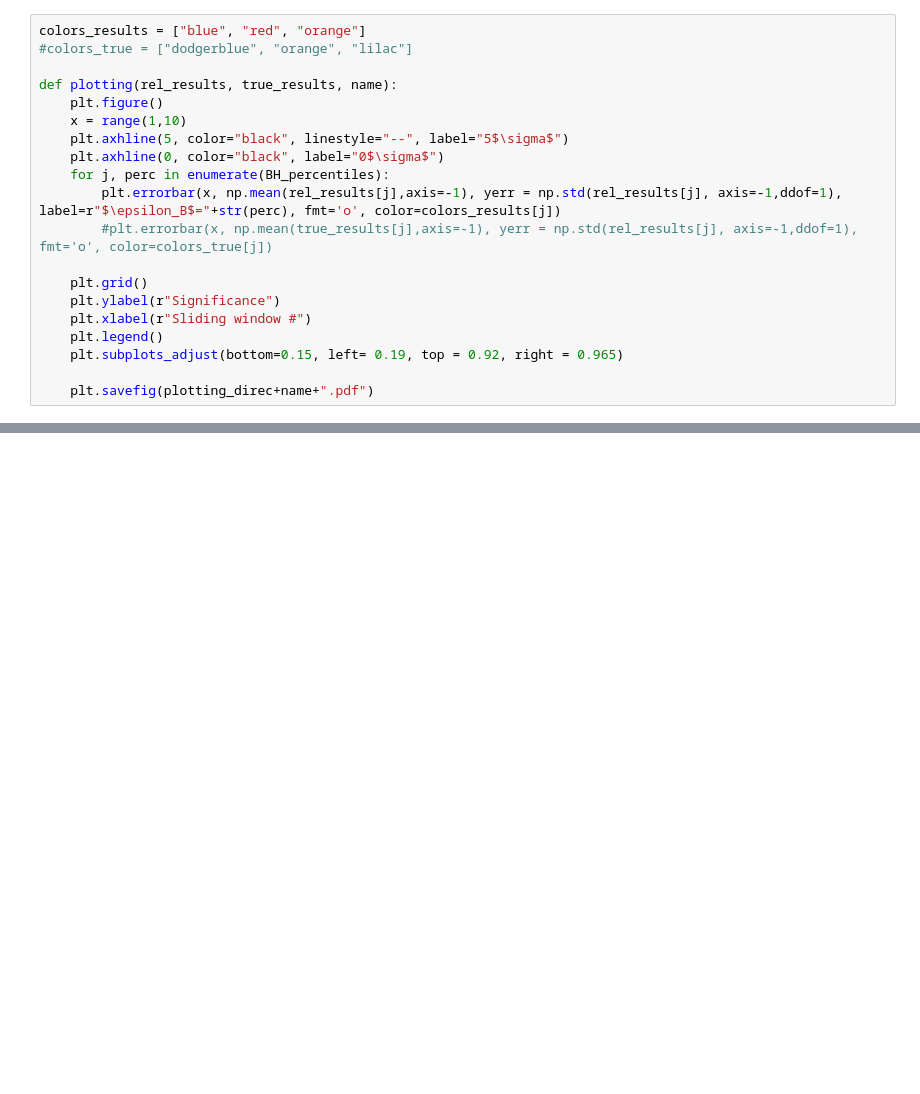
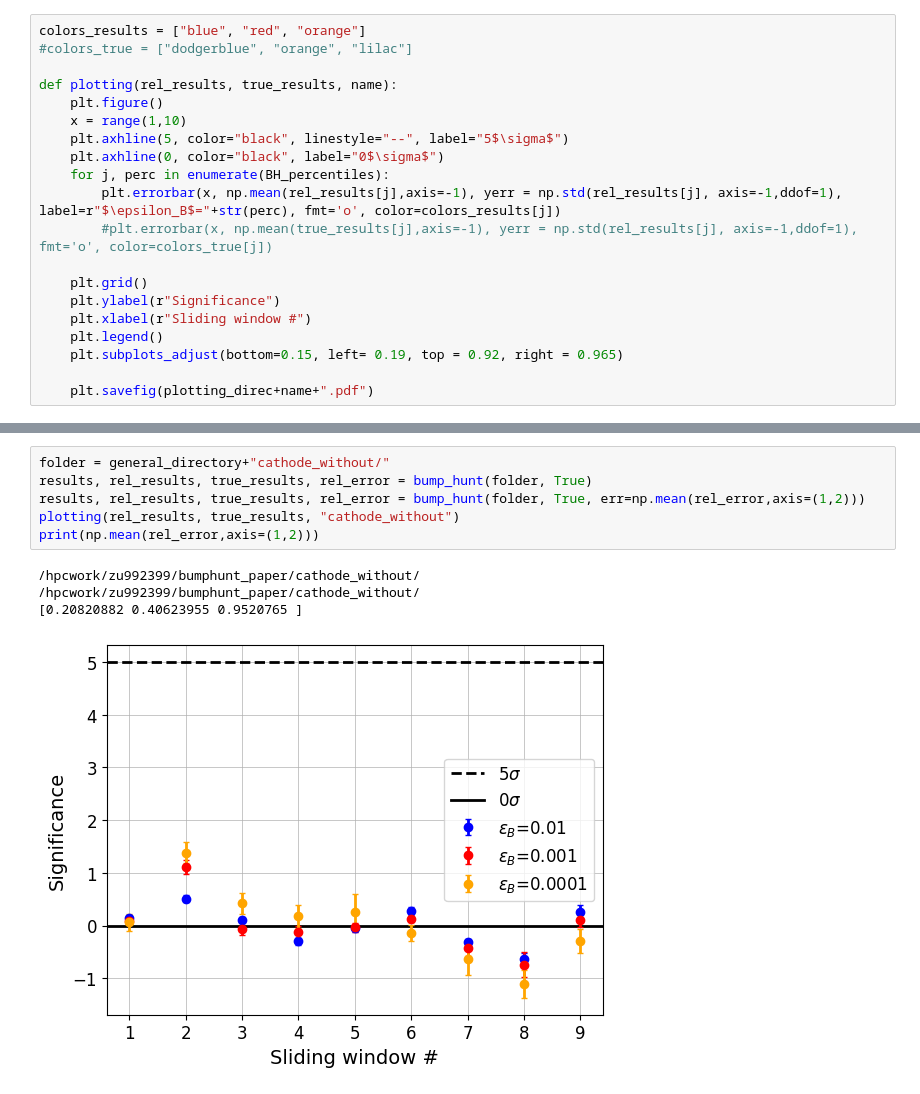
Before and after one commit to mariehein/bumphunt_paper, a Jupyter notebook: bumphunt_plotting.ipynb, the cells around one changed output, grey strips where cells are left out. Cells and saved outputs as stored; diff of their text form; blank space fills up the shorter version.

```diff
--- a/bumphunt_plotting.ipynb
+++ b/bumphunt_plotting.ipynb
@@ -125,0 +156,11 @@ plotting(rel_results, true_results, "cwola_norm")
+# %%
+folder = general_directory+"cathode_without/"
+results, rel_results, true_results, rel_error = bump_hunt(folder, True)
+results, rel_results, true_results, rel_error = bump_hunt(folder, True, err=np.mean(rel_error,axis=(1,2)))
+plotting(rel_results, true_results, "cathode_without")
+print(np.mean(rel_error,axis=(1,2)))
+# %% [output]
+/hpcwork/zu992399/bumphunt_paper/cathode_without/
+/hpcwork/zu992399/bumphunt_paper/cathode_without/
+[0.20820882 0.40623955 0.9520765 ]
+[figure, added]
```
Also changed, not shown: parts of 8 cells of this notebook, 2 other files.
